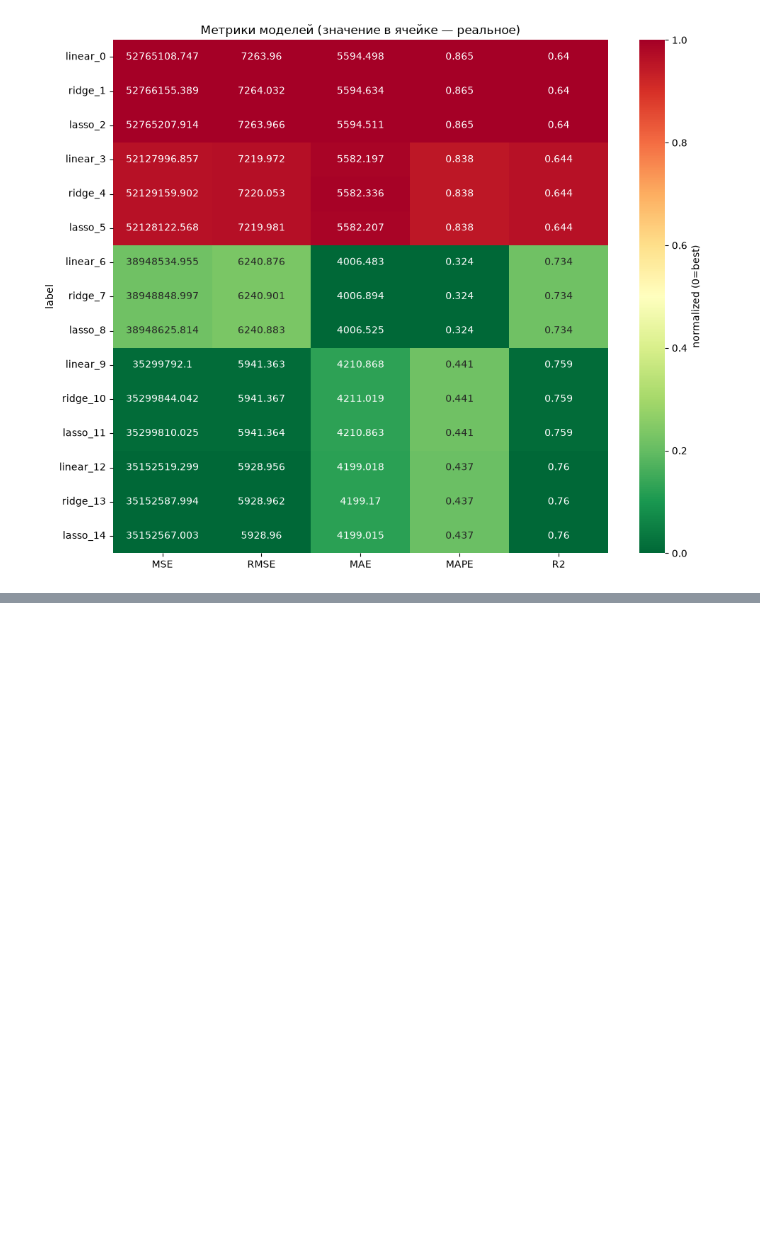
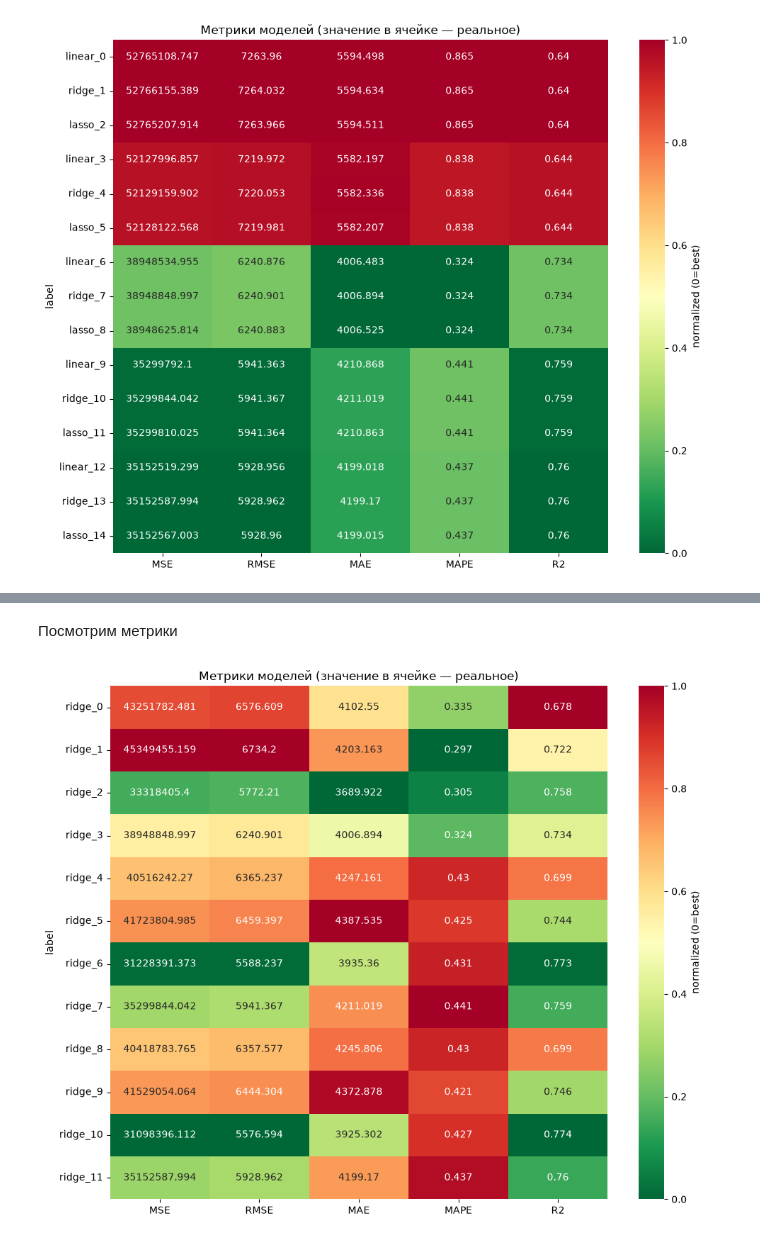
Before and after one commit to ceteravincis/dz_regressii_misskiy, a Jupyter notebook: dz-regressiya.ipynb, the cells around one changed output, grey strips where cells are left out. Drawn from its saved outputs; the diff is of its cells as text; code cells hidden in the pictures; blank space fills up the shorter version.

```diff
--- a/dz-regressiya.ipynb
+++ b/dz-regressiya.ipynb
@@ -599,0 +600,6 @@ SyntaxError: invalid character '•' (U+2022) (3832814161.py, line 1)
+# %% [markdown]
+Посмотрим метрики
+# %%
+metrics_df_heatmap=metrics_heatmap(models)
+# %% [output]
+[figure, added]
```
Also changed, not shown: parts of 13 cells of this notebook.
